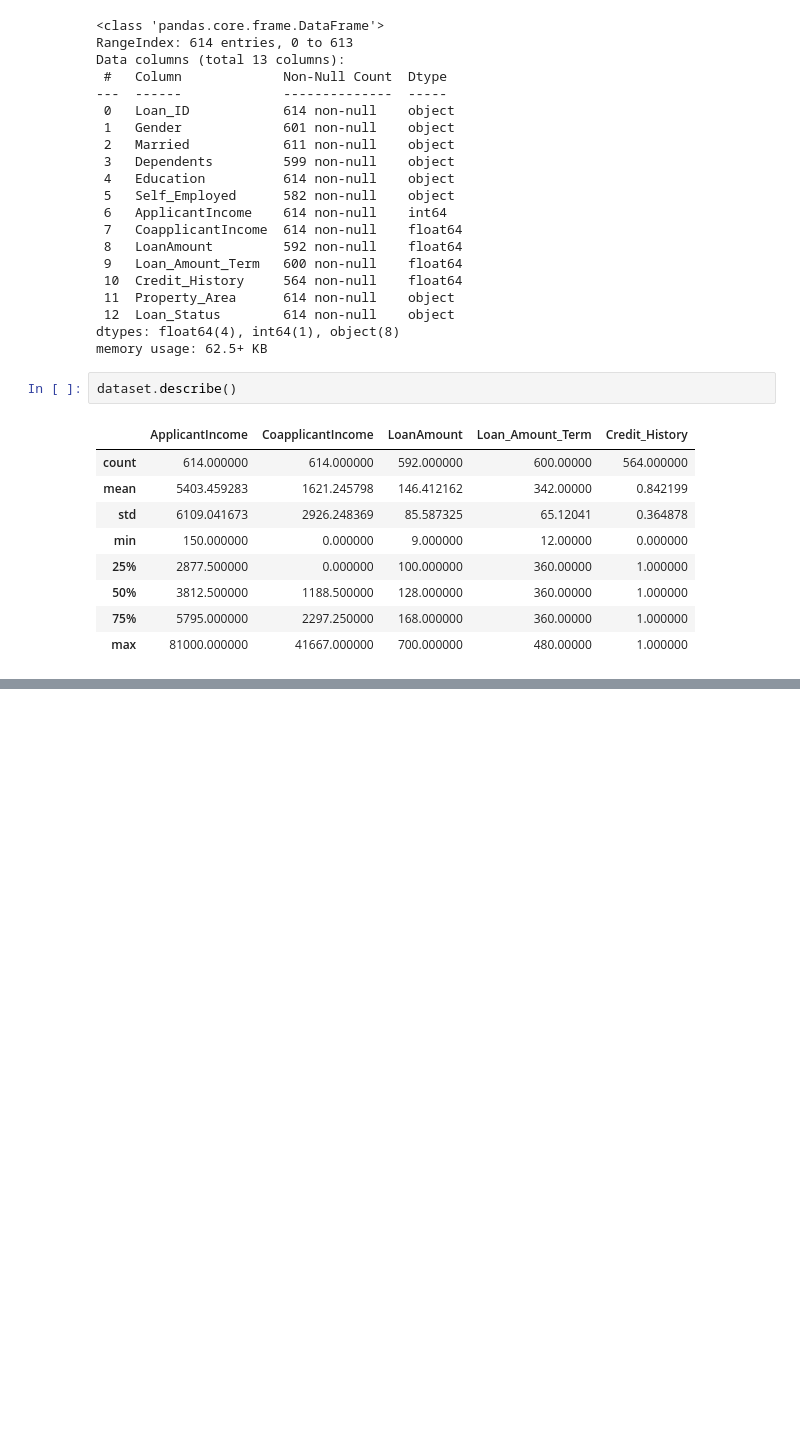
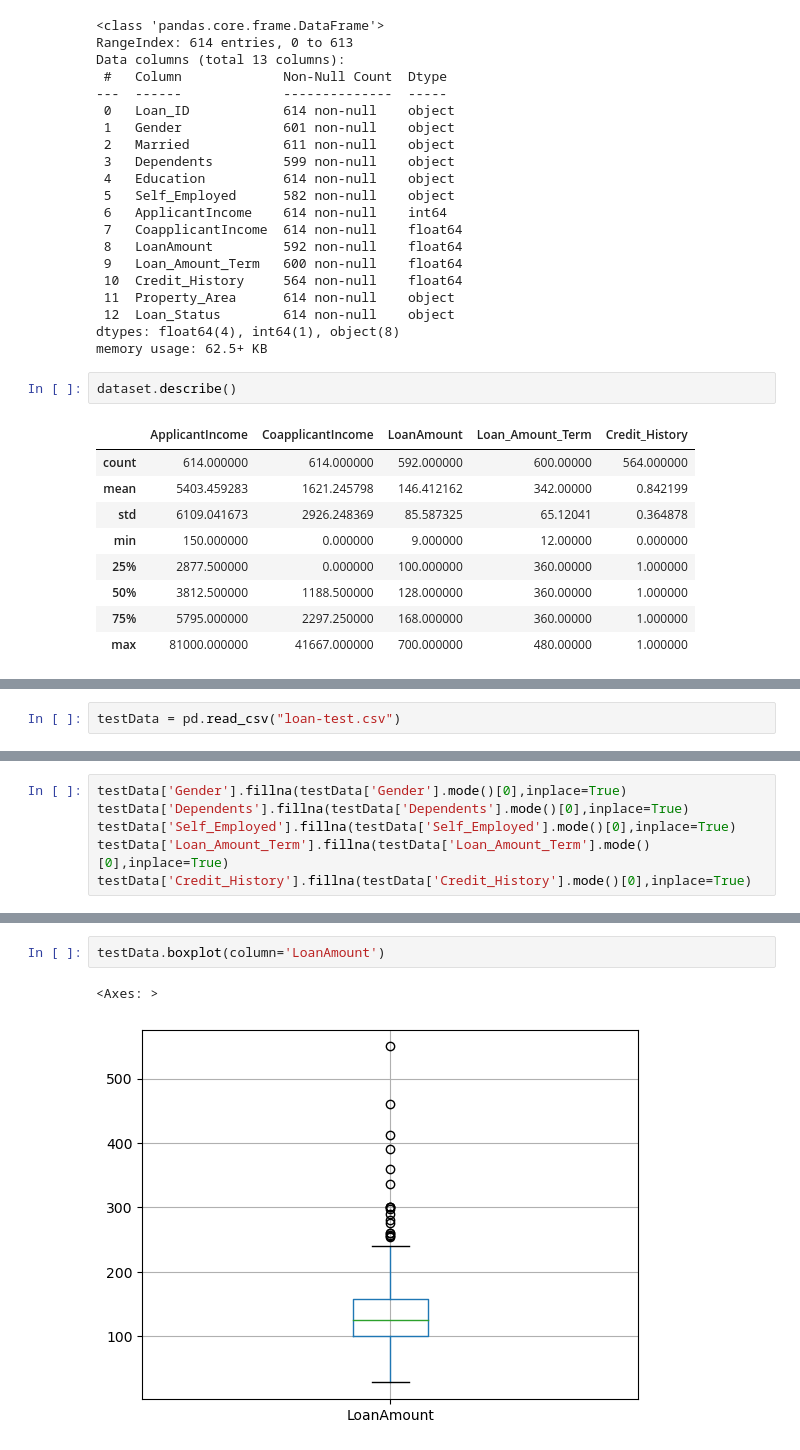
Before and after one commit to mappy92/Loan-Eligibility-Prediction, a Jupyter notebook: loan_eligibility_prediction.ipynb, the cells around one changed output, grey strips where cells are left out. Saved outputs shown, nothing was run; the diff lists cells and outputs as text; blank space fills up the shorter version.

```diff
--- a/loan_eligibility_prediction.ipynb
+++ b/loan_eligibility_prediction.ipynb
@@ -98,0 +353,2 @@ dataset['LoanAmount_log'].hist(bins=20)
+# %%
+testData = pd.read_csv("loan-test.csv")
@@ -98,0 +402,6 @@ dataset['LoanAmount_log'].hist(bins=20)
+# %%
+testData['Gender'].fillna(testData['Gender'].mode()[0],inplace=True)
+testData['Dependents'].fillna(testData['Dependents'].mode()[0],inplace=True)
+testData['Self_Employed'].fillna(testData['Self_Employed'].mode()[0],inplace=True)
+testData['Loan_Amount_Term'].fillna(testData['Loan_Amount_Term'].mode()[0],inplace=True)
+testData['Credit_History'].fillna(testData['Credit_History'].mode()[0],inplace=True)
@@ -98,0 +424,5 @@ dataset['LoanAmount_log'].hist(bins=20)
+# %%
+testData.boxplot(column='LoanAmount')
+# %% [output]
+<Axes: >
+[figure, added]
```
Also changed, not shown: parts of 56 cells of this notebook.
